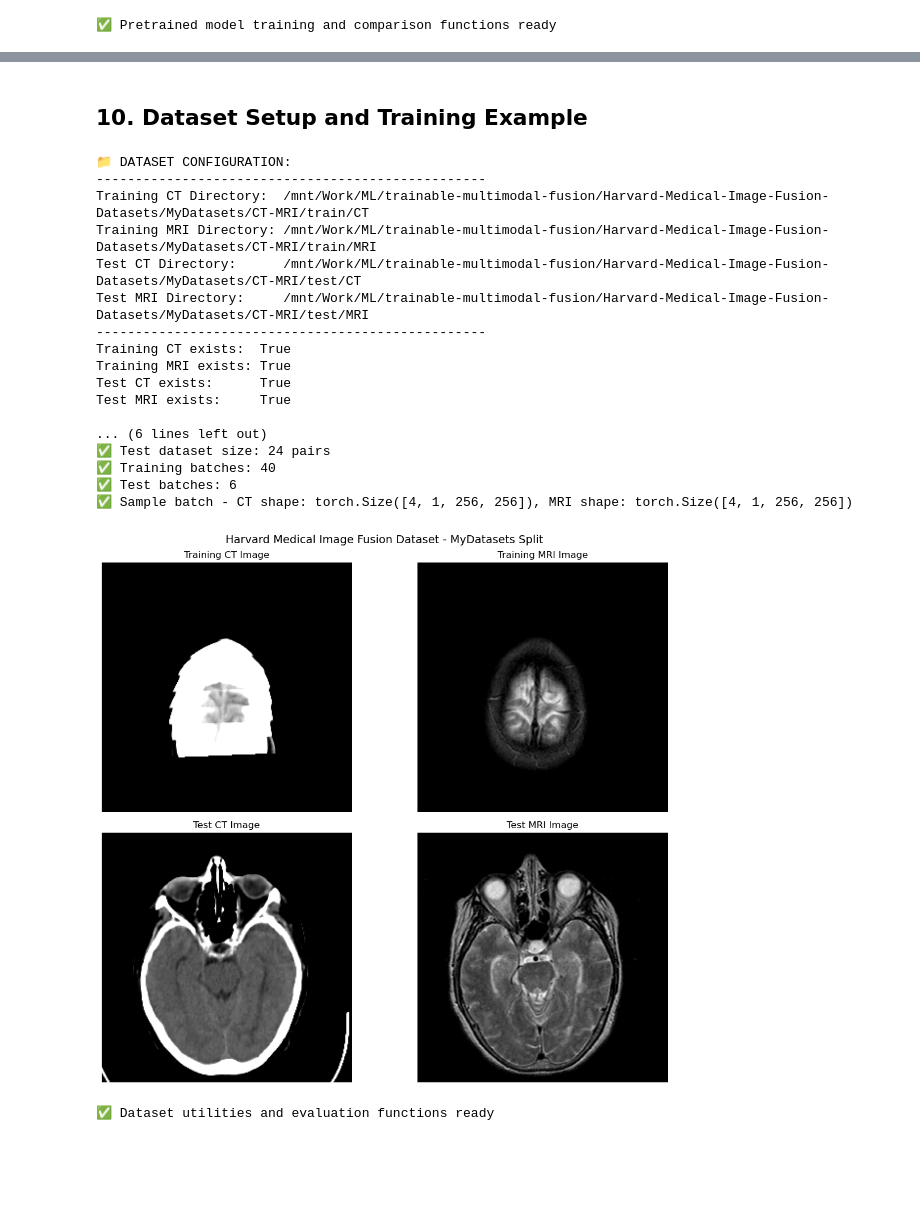
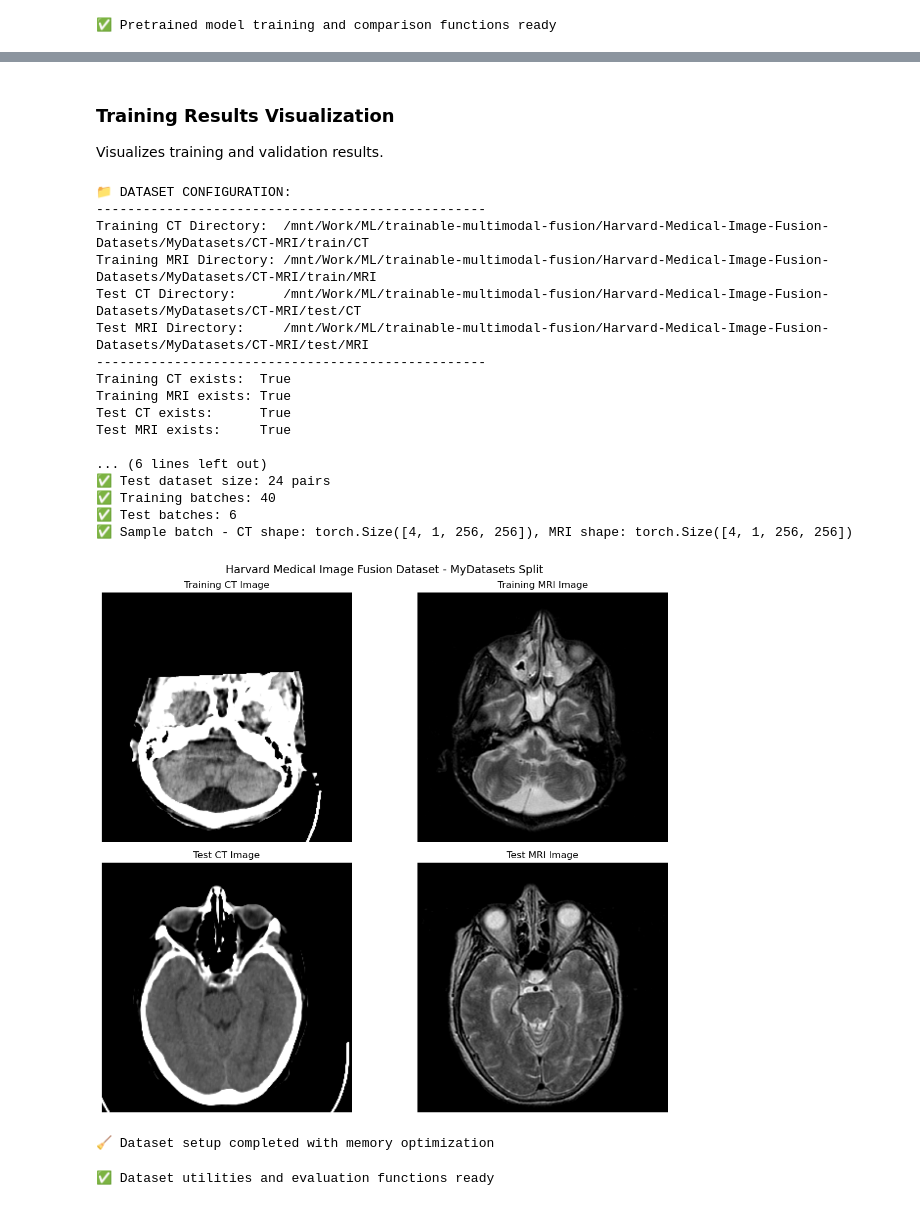
Before and after one commit to jubaer36/medfusion, a Jupyter notebook: novel_method.ipynb, the cells around one changed output, grey strips where cells are left out. Cells and saved outputs as stored; diff of their text form; code cells hidden in the pictures; blank space fills up the shorter version.

```diff
--- a/novel_method.ipynb
+++ b/novel_method.ipynb
@@ -1937,5 +2206,7 @@ Fusion Weights Shape: torch.Size([2, 2, 16, 16])
-# %% [markdown]
-## 10. Dataset Setup and Training Example
+# %% [markdown]
+### Training Results Visualization
+
+Visualizes training and validation results.
 # %%
 # Dataset paths - Updated to use MyDatasets structure with train/test splits
 import os
@@ -1960,6 +2231,9 @@ print(f"Training MRI exists: {os.path.exists(TRAIN_MRI_DIR)}")
 print(f"Test CT exists:      {os.path.exists(TEST_CT_DIR)}")
 print(f"Test MRI exists:     {os.path.exists(TEST_MRI_DIR)}")
 
+# Clear memory before dataset creation
+clear_memory()
+
 # Check if datasets exist
 if (os.path.exists(TRAIN_CT_DIR) and os.path.exists(TRAIN_MRI_DIR) and
     os.path.exists(TEST_CT_DIR) and os.path.exists(TEST_MRI_DIR)):
@@ -1969,6 +2243,9 @@ if (os.path.exists(TRAIN_CT_DIR) and os.path.exists(TRAIN_MRI_DIR) and
     # Create training dataset and dataloader
     train_dataset = MedicalImageDataset(TRAIN_CT_DIR, TRAIN_MRI_DIR, resize=(256, 256))
     train_dataloader = DataLoader(train_dataset, batch_size=4, shuffle=True, num_workers=0)
+
+    # Clear memory after training dataset creation
+    clear_memory()
 
     # Create test dataset and dataloader
     test_dataset = MedicalImageDataset(TEST_CT_DIR, TEST_MRI_DIR, resize=(256, 256))
@@ -1986,6 +2263,9 @@ if (os.path.exists(TRAIN_CT_DIR) and os.path.exists(TRAIN_MRI_DIR) and
     # Test data loading
     sample_batch = next(iter(train_dataloader))
     print(f"✅ Sample batch - CT shape: {sample_batch['ct'].shape}, MRI shape: {sample_batch['mri'].shape}")
+
+    # Clear memory before visualization
+    clear_memory()
 
     # Visualize sample from training set
     fig, axes = plt.subplots(2, 2, figsize=(12, 10))
@@ -2036,34 +2316,39 @@ else:
             return {'ct': ct, 'mri': mri, 'key': f'dummy_{idx}'}
 
     train_dataset = DummyDataset(100)
     test_dataset = DummyDataset(20)
     train_dataloader = DataLoader(train_dataset, batch_size=4, shuffle=True)
     test_dataloader = DataLoader(test_dataset, batch_size=4, shuffle=False)
 
     # For compatibility
     dataset = train_dataset
     dataloader = train_dataloader
 
     print("✅ Dummy datasets created for testing.")
+
+# Final memory cleanup after dataset setup
+clear_memory()
+print("🧹 Dataset setup completed with memory optimization")
 # %% [output]
 📁 DATASET CONFIGURATION:
 --------------------------------------------------
 Training CT Directory:  /mnt/Work/ML/trainable-multimodal-fusion/Harvard-Medical-Image-Fusion-Datasets/MyDatasets/CT-MRI/train/CT
 Training MRI Directory: /mnt/Work/ML/trainable-multimodal-fusion/Harvard-Medical-Image-Fusion-Datasets/MyDatasets/CT-MRI/train/MRI
 Test CT Directory:      /mnt/Work/ML/trainable-multimodal-fusion/Harvard-Medical-Image-Fusion-Datasets/MyDatasets/CT-MRI/test/CT
 Test MRI Directory:     /mnt/Work/ML/trainable-multimodal-fusion/Harvard-Medical-Image-Fusion-Datasets/MyDatasets/CT-MRI/test/MRI
 --------------------------------------------------
 Training CT exists:  True
 Training MRI exists: True
 Test CT exists:      True
 Test MRI exists:     True
 
 ... (6 lines left out)
 ✅ Test dataset size: 24 pairs
 ✅ Training batches: 40
 ✅ Test batches: 6
 ✅ Sample batch - CT shape: torch.Size([4, 1, 256, 256]), MRI shape: torch.Size([4, 1, 256, 256])
-[figure, old version]
+[figure, new version]
+🧹 Dataset setup completed with memory optimization
 # %%
 def create_datasets(batch_size=4, use_test_split=True):
     """Create training and test datasets with proper error handling."""
```
Also changed, not shown: parts of 46 cells of this notebook, 12 other files.
